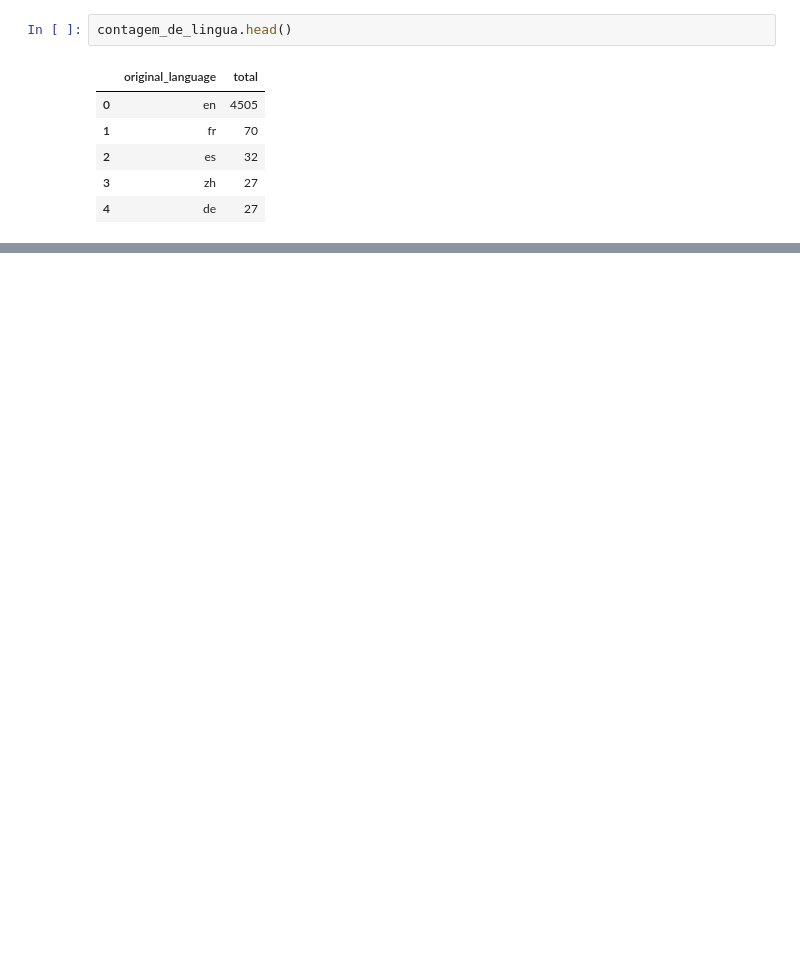
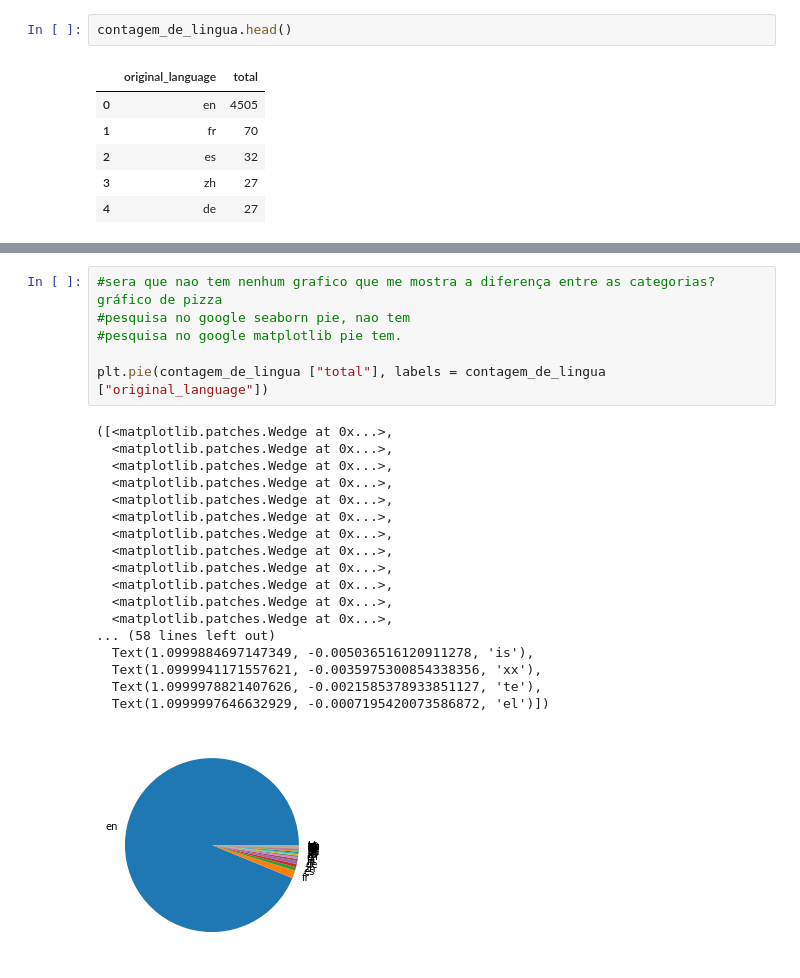
Before and after one commit to marquesgabi/Alura, a Jupyter notebook: Data_Science_analise_e_visualizacao_de_dados/Aula_2/Aula_2.ipynb, the cells around one changed output, grey strips where cells are left out. Saved outputs shown, nothing was run; the diff lists cells and outputs as text; blank space fills up the shorter version.

```diff
--- a/Data_Science_analise_e_visualizacao_de_dados/Aula_2/Aula_2.ipynb
+++ b/Data_Science_analise_e_visualizacao_de_dados/Aula_2/Aula_2.ipynb
@@ -187,0 +222,25 @@ contagem_de_lingua.head()
+# %%
+#sera que nao tem nenhum grafico que me mostra a diferença entre as categorias? gráfico de pizza
+#pesquisa no google seaborn pie, nao tem
+#pesquisa no google matplotlib pie tem.
+
+plt.pie(contagem_de_lingua ["total"], labels = contagem_de_lingua ["original_language"])
+# %% [output]
+([<matplotlib.patches.Wedge at 0x...>,
+  <matplotlib.patches.Wedge at 0x...>,
+  <matplotlib.patches.Wedge at 0x...>,
+  <matplotlib.patches.Wedge at 0x...>,
+  <matplotlib.patches.Wedge at 0x...>,
+  <matplotlib.patches.Wedge at 0x...>,
+  <matplotlib.patches.Wedge at 0x...>,
+  <matplotlib.patches.Wedge at 0x...>,
+  <matplotlib.patches.Wedge at 0x...>,
+  <matplotlib.patches.Wedge at 0x...>,
+  <matplotlib.patches.Wedge at 0x...>,
+  <matplotlib.patches.Wedge at 0x...>,
+... (58 lines left out)
+  Text(1.0999884697147349, -0.005036516120911278, 'is'),
+  Text(1.0999941171557621, -0.0035975300854338356, 'xx'),
+  Text(1.0999978821407626, -0.0021585378933851127, 'te'),
+  Text(1.0999997646632929, -0.0007195420073586872, 'el')])
+[figure, added]
```
Also changed, not shown: parts of 11 cells of this notebook.
